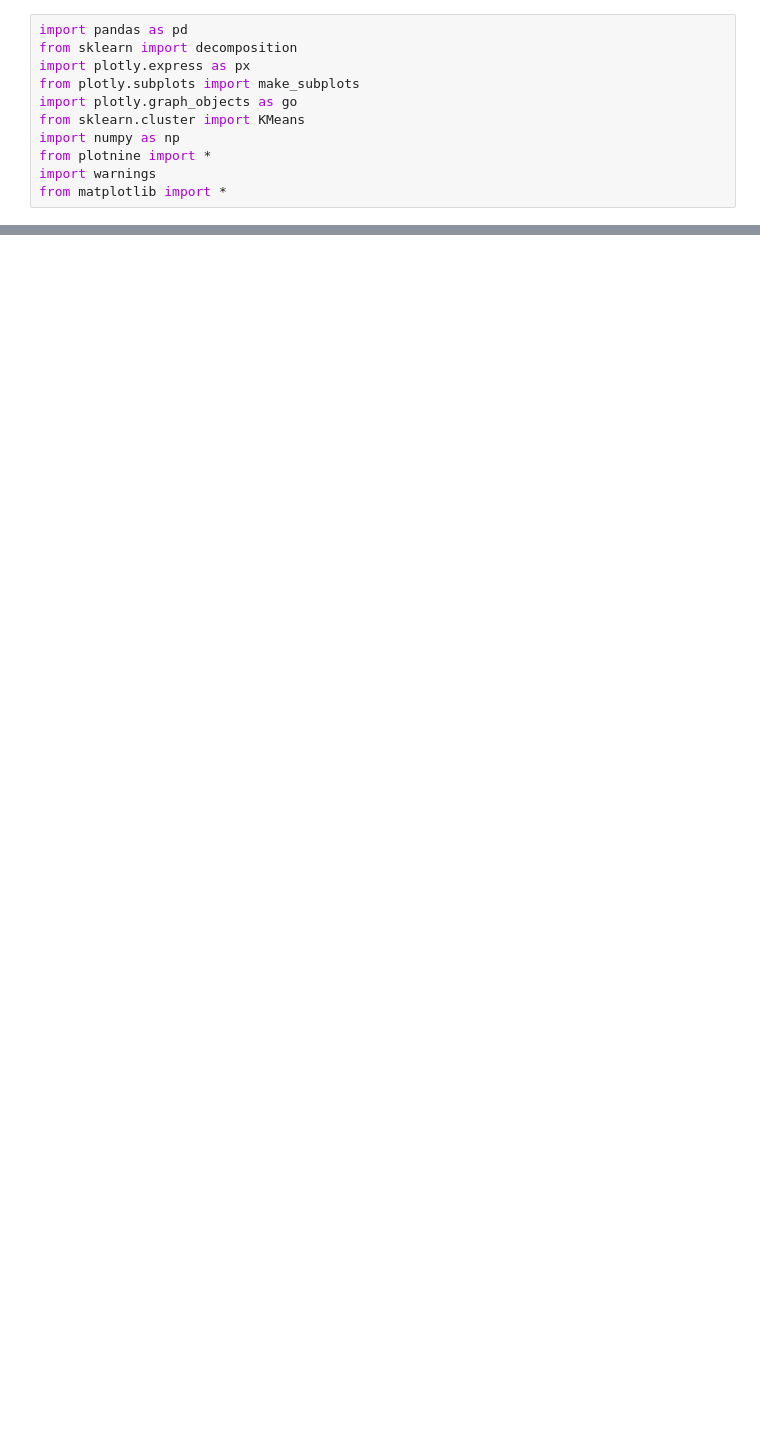
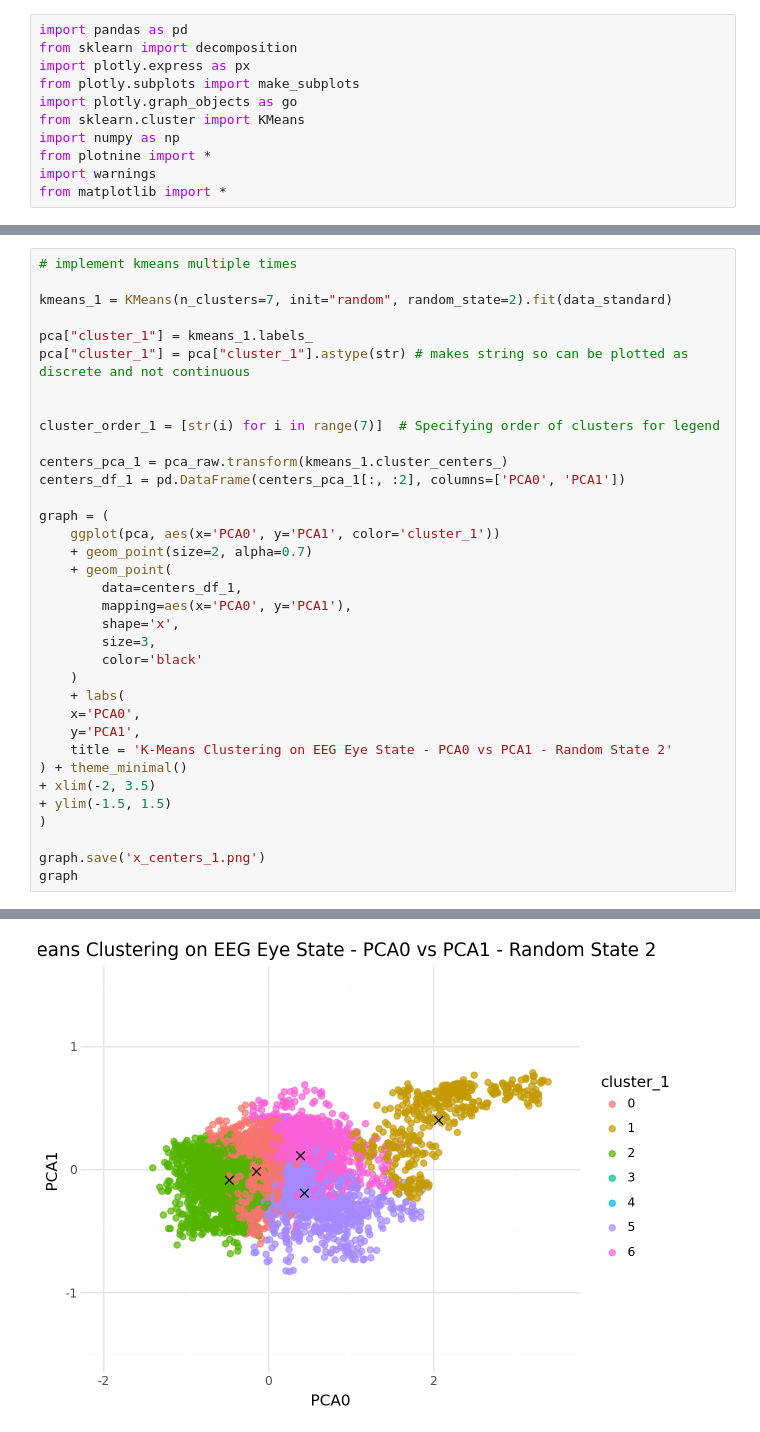
Before and after one commit to gheenc/Computational-Methods, a Jupyter notebook: pset4/pset4 problem 4.ipynb, the cells around one changed output, grey strips where cells are left out. Saved outputs shown, nothing was run; the diff lists cells and outputs as text; blank space fills up the shorter version.

Commit message:
implemented clustering multiple times on 4

```diff
--- a/pset4/pset4 problem 4.ipynb
+++ b/pset4/pset4 problem 4.ipynb
@@ -271,0 +264,36 @@ Error:
+# %%
+# implement kmeans multiple times
+
+kmeans_1 = KMeans(n_clusters=7, init="random", random_state=2).fit(data_standard)
+
+pca["cluster_1"] = kmeans_1.labels_
+pca["cluster_1"] = pca["cluster_1"].astype(str) # makes string so can be plotted as discrete and not continuous
+
+
+cluster_order_1 = [str(i) for i in range(7)]  # Specifying order of clusters for legend
+
+centers_pca_1 = pca_raw.transform(kmeans_1.cluster_centers_)
+centers_df_1 = pd.DataFrame(centers_pca_1[:, :2], columns=['PCA0', 'PCA1'])
+
+graph = (
+    ggplot(pca, aes(x='PCA0', y='PCA1', color='cluster_1'))
+    + geom_point(size=2, alpha=0.7)
+    + geom_point(
+        data=centers_df_1,
+        mapping=aes(x='PCA0', y='PCA1'),
+        shape='x',
+        size=3,
+        color='black'
+    )
+    + labs(
+    x='PCA0',
+    y='PCA1',
+    title = 'K-Means Clustering on EEG Eye State - PCA0 vs PCA1 - Random State 2'
+) + theme_minimal()
++ xlim(-2, 3.5)
++ ylim(-1.5, 1.5)
+)
+
+graph.save('x_centers_1.png')
+graph
+# %% [output]
@@ -271,0 +319 @@ Error:
+[figure, added]
```
Also changed, not shown: parts of 29 cells of this notebook, 7 other files.
